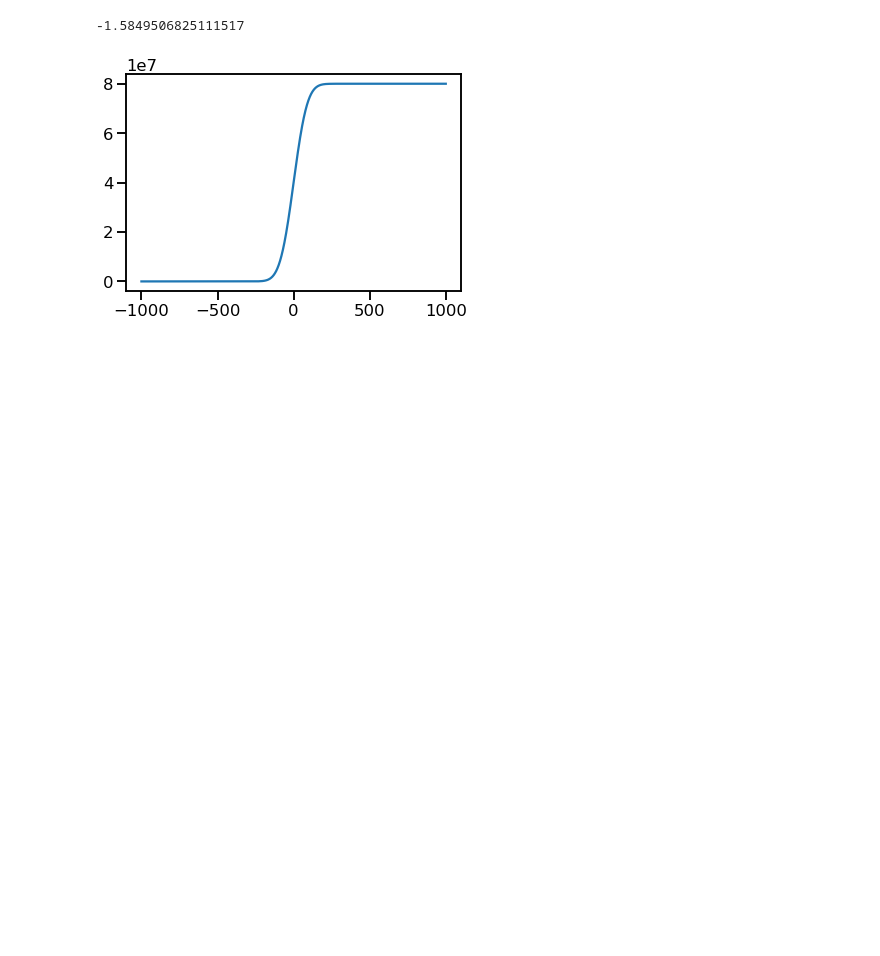
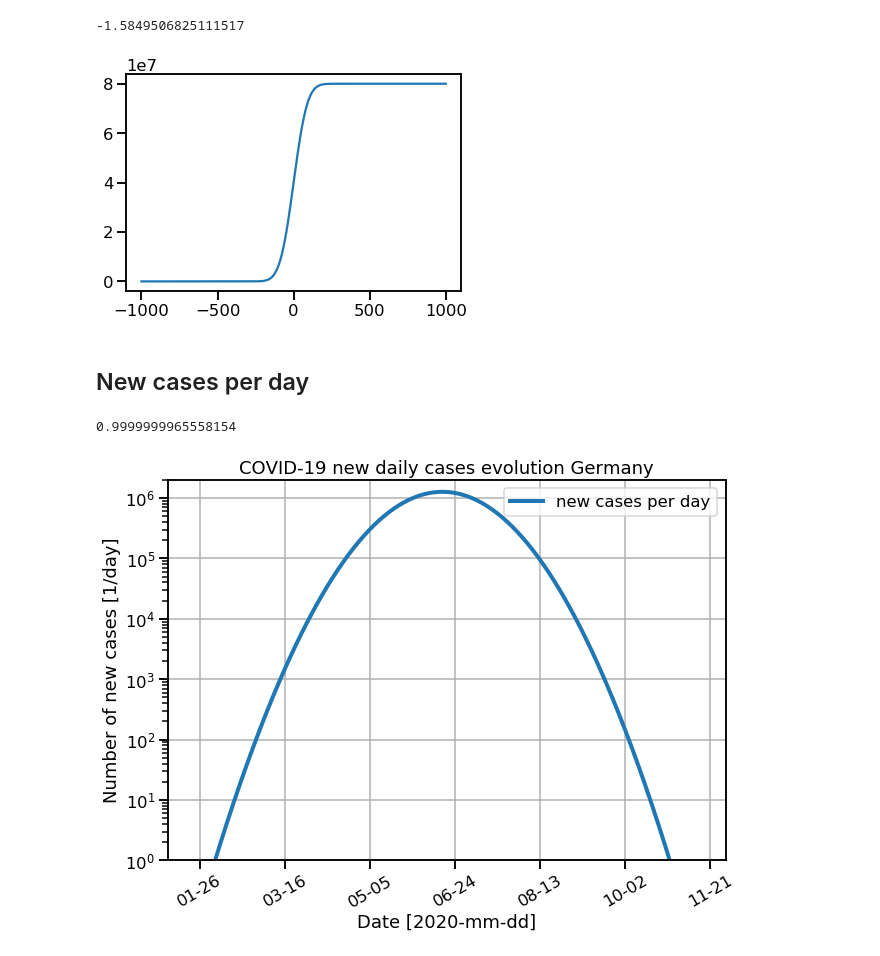
Before and after one commit to circlespace/covid19, a Jupyter notebook: COVID-19_Germany.ipynb, the cells around one changed output. Cells and saved outputs as stored; diff of their text form; code cells hidden in the pictures; blank space fills up the shorter version.

Commit message:
added data for 2020-03-30

```diff
--- a/COVID-19_Germany.ipynb
+++ b/COVID-19_Germany.ipynb
@@ -174,3 +173,39 @@ print(p[0]*d_1M)
 # %% [output]
 -1.5849506825111517
 [figure]
+# %% [markdown]
+## New cases per day
+# %%
+# the parameters of the Gaussian from the latest fit of the data to the error function
+s = np.sqrt(1/(2*popt_latest[0]**2))
+x0 = popt_latest[1]
+
+# extrapolate to the coming months
+x_ex = np.arange(1, 300)
+#y_ex = popt_latest[0]*80E6/np.sqrt(np.pi)*np.exp(-(x_ex-x0)**2/(2*s**2))
+daily_cases = 80E6/(s*np.sqrt(2*np.pi))*np.exp(-(x_ex-x0)**2/(2*s**2))
+date2 = date_start + datetime.timedelta(days=len(x_ex))
+dates_ex = drange(date_start, date2, datetime.timedelta(days=1))
+
+# check if the integral is 80E6
+print(np.sum(daily_cases)/80E6)
+# %% [output]
+0.9999999965558154
+# %%
+# plot the predicted daily cases
+fig, ax = plt.subplots(figsize=(10, 7))
+ax.semilogy(dates_ex, daily_cases, '-', linewidth=4, label="new cases per day", markersize=20)
+ax.set_xlabel(r"Date [2020-mm-dd]") # , fontsize=14)
+ax.set_ylabel(r"Number of new cases [1/day]") # , fontsize=14)
+ax.set_title(r"COVID-19 new daily cases evolution Germany") # , fontsize=22)
+ax.grid(True)
+ax.set_ylim(1, 2E6)
+ax.xaxis.set_major_formatter(DateFormatter('%m-%d'))
+ax.xaxis.set_tick_params(rotation=30)# , labelsize=10)
+locmin = ticker.LogLocator(base=10.0,subs=(0.1,0.2,0.3,0.4,0.5,0.6,0.7,0.8,0.9),numticks=12)
+ax.yaxis.set_minor_locator(locmin)
+ax.yaxis.set_minor_formatter(ticker.NullFormatter())
+plt.legend()
+plt.show()
+# %% [output]
+[figure, added]
```
Also changed, not shown: parts of 11 cells of this notebook.
